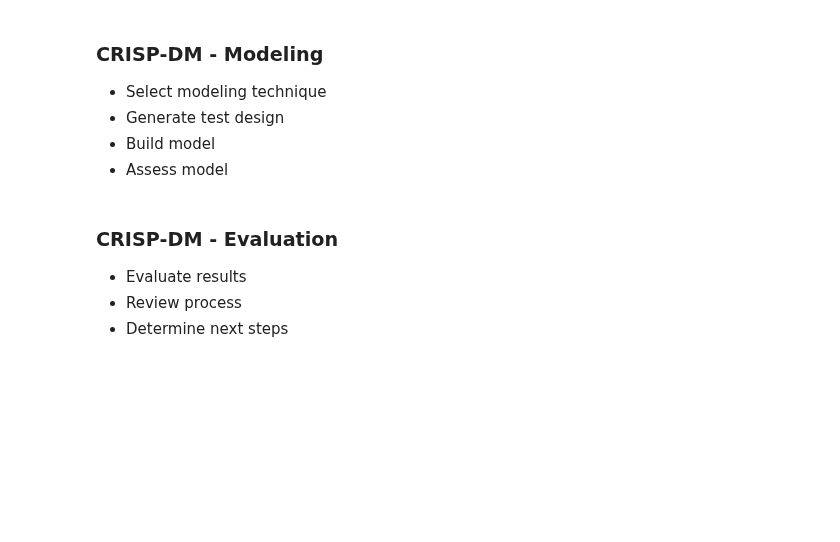
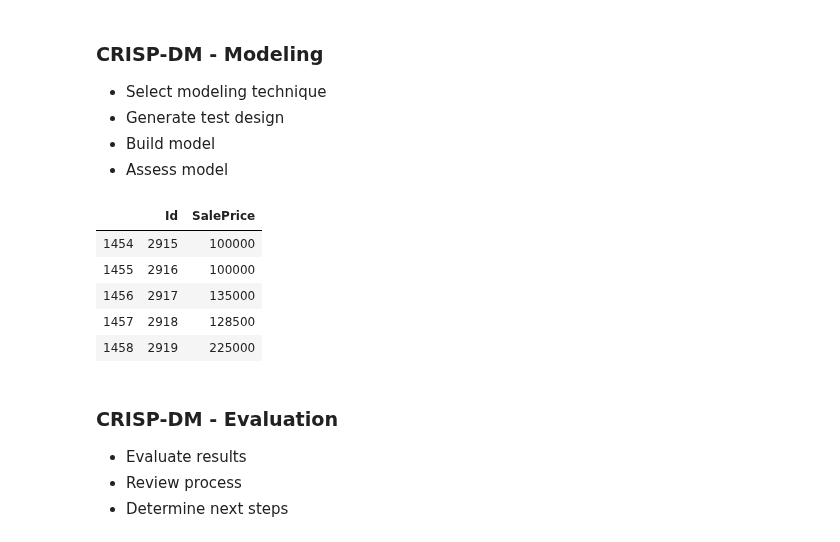
Before and after one commit to migrosdata/HousePrices, a Jupyter notebook: GroupC.ipynb, the cells around one changed output. Saved outputs shown, nothing was run; the diff lists cells and outputs as text; code cells hidden in the pictures; blank space fills up the shorter version.

```diff
--- a/GroupC.ipynb
+++ b/GroupC.ipynb
@@ -398,6 +398,31 @@ Imputation de données?
 * Generate test design
 * Build model
 * Assess model
+# %%
+from sklearn.ensemble import RandomForestClassifier
+df_test = pd.read_csv("test.csv")
+y = df_train["SalePrice"] #<class 'pandas.core.series.Series'>
+
+features = ["OverallQual", "GrLivArea"]
+
+X = pd.get_dummies(df_train[features]) #Convert categorical variable into dummy/indicator variables. DataFrame
+#print(train_data[features])
+#print(X)
+X_test = pd.get_dummies(df_test[features])
+
+model = RandomForestClassifier(n_estimators=100, max_depth=5, random_state=1)
+model.fit(X, y)
+predictions = model.predict(X_test)
+
+output = pd.DataFrame({'Id': df_test.Id, 'SalePrice': predictions})
+output.tail()
+# %% [output]
+|  | Id | SalePrice |
+| 1454 | 2915 | 100000 |
+| 1455 | 2916 | 100000 |
+| 1456 | 2917 | 135000 |
+| 1457 | 2918 | 128500 |
+| 1458 | 2919 | 225000 |
 # %% [markdown]
 ### CRISP-DM - Evaluation
 * Evaluate results
```
Also changed, not shown: parts of 2 cells of this notebook.
